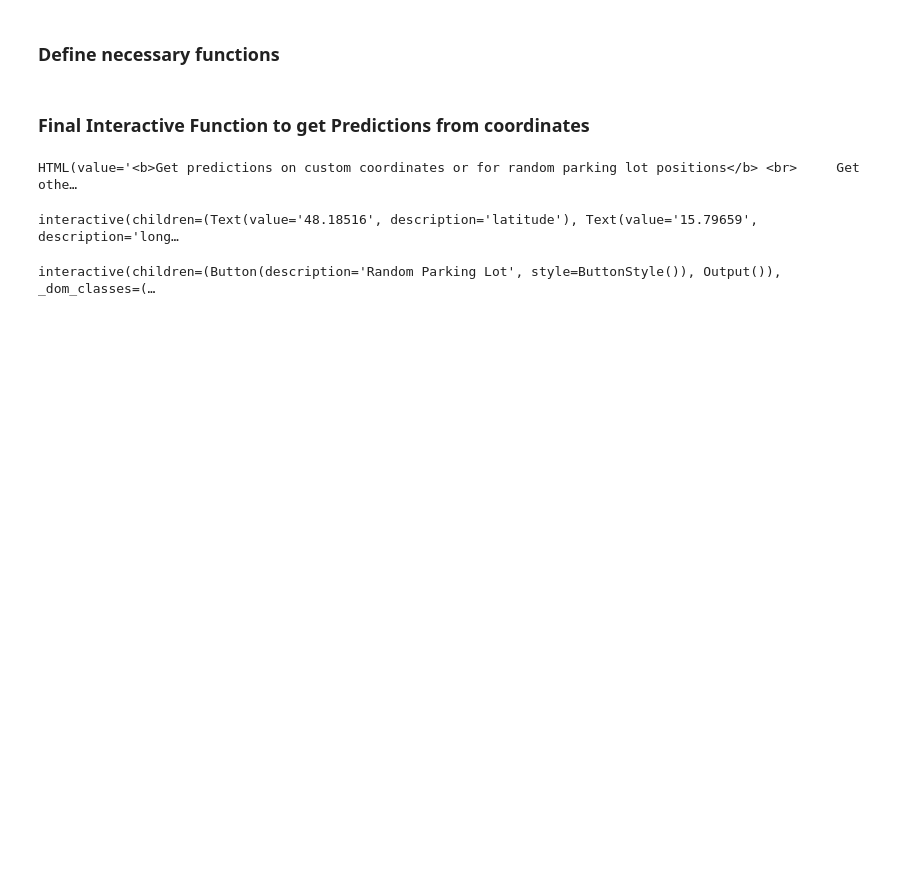
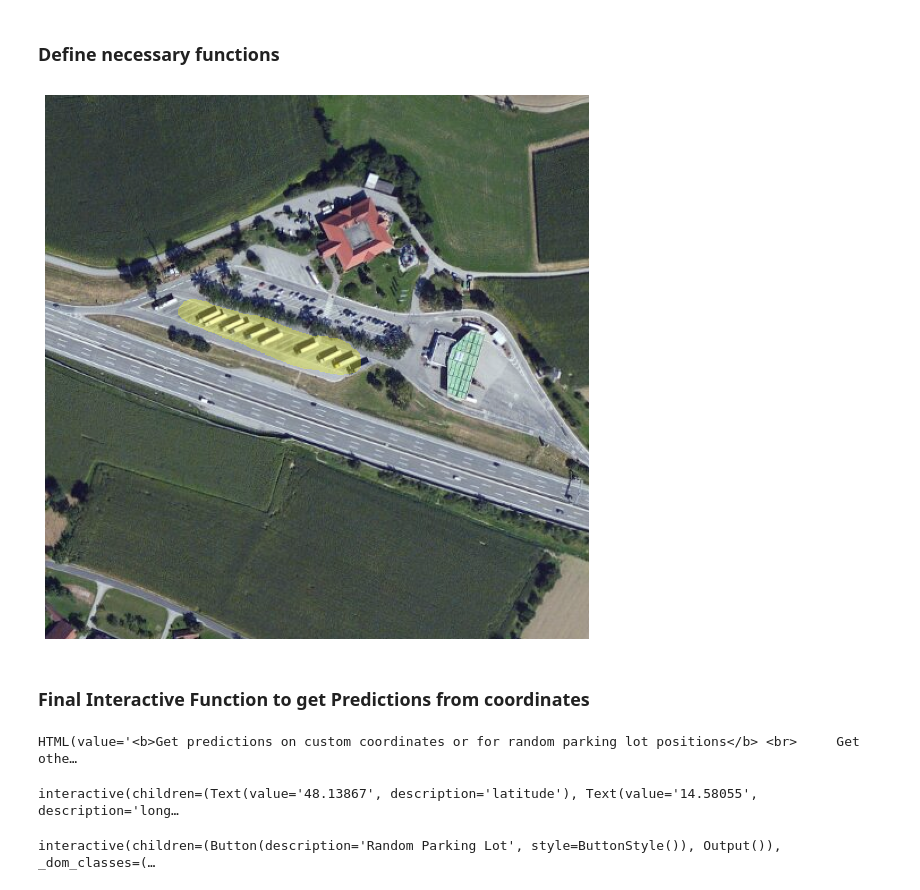
Before and after one commit to f-krause/TruckParkingDetection, a Jupyter notebook: 6_Final-Function.ipynb, the cells around one changed output. Saved outputs shown, nothing was run; the diff lists cells and outputs as text; code cells hidden in the pictures; blank space fills up the shorter version.

```diff
--- a/6_Final-Function.ipynb
+++ b/6_Final-Function.ipynb
@@ -123,21 +123,24 @@ gps_directory = {0: (-17.9495555, 25.8216612),
                  100:(48.139, 14.581),
                  }
 # %%
-get_prediction(gps_directory[10])
+get_prediction(gps_directory[6])
+# %% [output]
+[figure, added]
 # %% [markdown]
 ### Final Interactive Function to get Predictions from coordinates
 # %%
 # Interactive Function for Predictions
 display(widgets.HTML(
     value="<b>Get predictions on custom coordinates or for random parking lot positions</b> <br> \
-    Get other coordinates from <a href=\"https://www.openstreetmap.org/\">OpenStreetMap</a> URL",
+    Get other coordinates from <a href=\"https://www.openstreetmap.org/\">OpenStreetMap</a> URL <br> \
+    Getting a prediction can take up to 15 sec",
     placeholder='Some HTML',
 ))
 
 
 #print("Generate Prediction for Custom Coordinates")
 interact_generate = interact_manual.options(manual_name="Get Prediction")
-@interact_generate(latitude="48.18516", longitude="15.79659")
+@interact_generate(latitude="48.13867", longitude="14.58055")
 
 def inter_pred(latitude, longitude):
     check_coord_format((latitude, longitude))
@@ -149,11 +152,11 @@ interact_random = interact_manual.options(manual_name="Random Parking Lot")
 @interact_random()
 
 def set_values():
-    gps_r = gps_directory[np.random.randint(0,12)]
+    gps_r = gps_directory[np.random.randint(4,12)]
     lt_r = str(gps_r[0])
     lg_r = str(gps_r[1])
     return inter_pred(lt_r, lg_r)
 # %% [output]
 HTML(value='<b>Get predictions on custom coordinates or for random parking lot positions</b> <br>     Get othe…
-interactive(children=(Text(value='48.18516', description='latitude'), Text(value='15.79659', description='long…
+interactive(children=(Text(value='48.13867', description='latitude'), Text(value='14.58055', description='long…
 interactive(children=(Button(description='Random Parking Lot', style=ButtonStyle()), Output()), _dom_classes=(…
```
Also changed, not shown: 4 other files.
